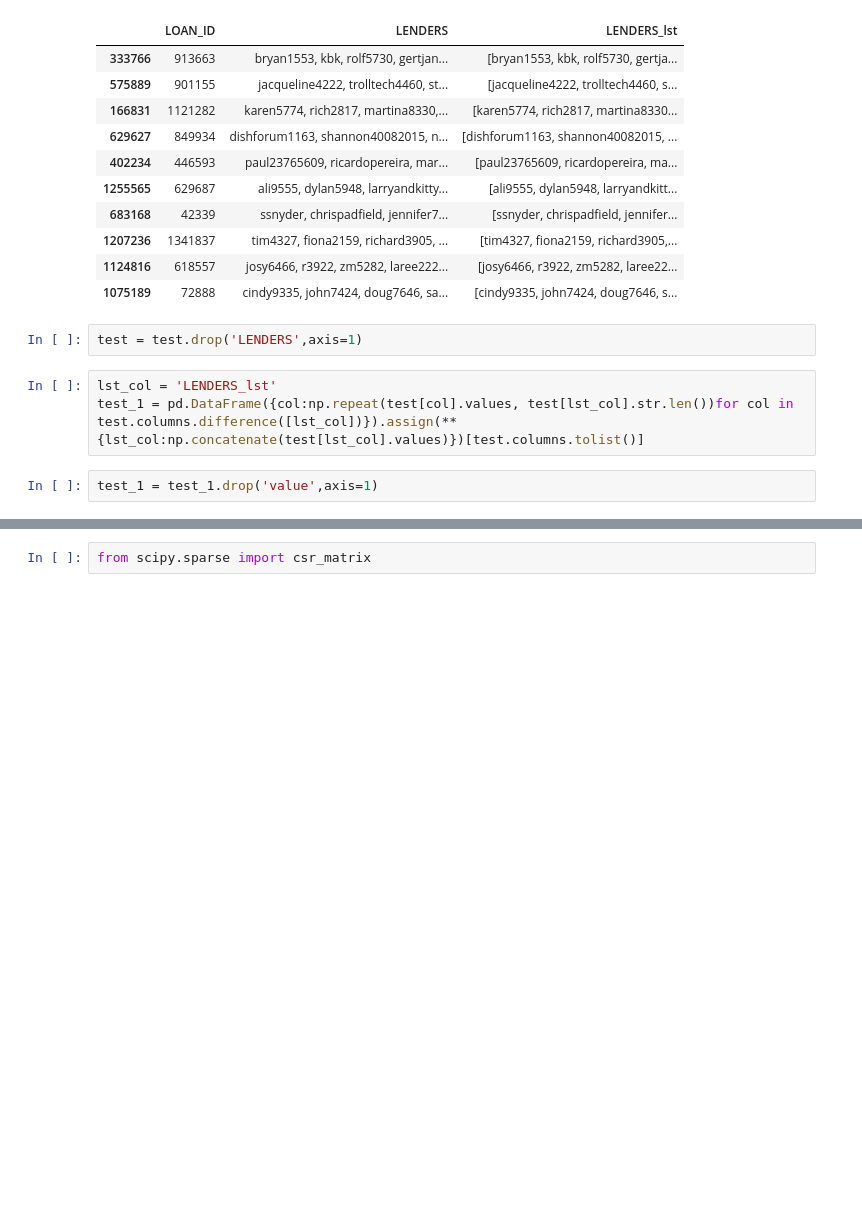
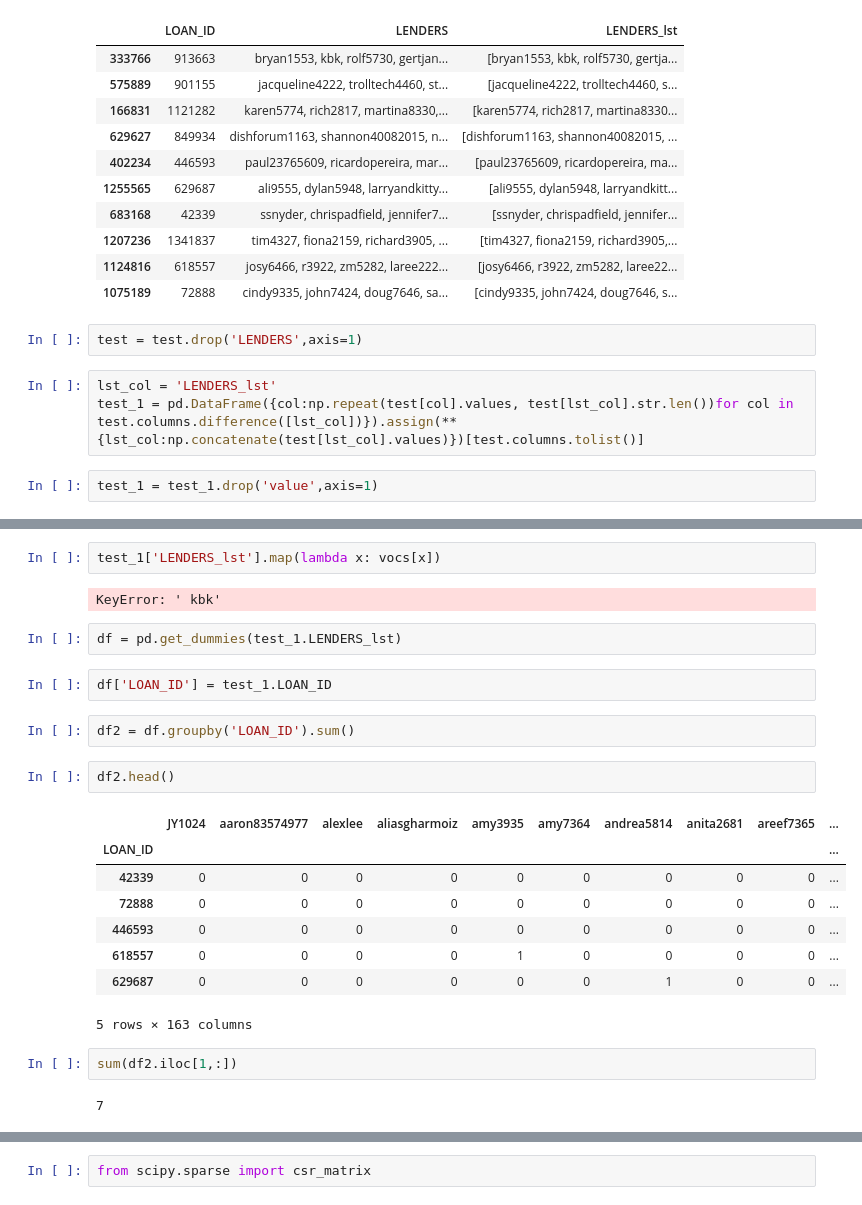
Before and after one commit to liyouzhang/Lender_Segmentations_Kiva, a Jupyter notebook: Kiva_EDA.ipynb, the cells around one changed output, grey strips where cells are left out. Saved outputs shown, nothing was run; the diff lists cells and outputs as text; blank space fills up the shorter version.

Commit message:
converted loan_lender into sparse matrix

```diff
--- a/Kiva_EDA.ipynb
+++ b/Kiva_EDA.ipynb
@@ -171,0 +189,25 @@ test_1 = test_1.drop('value',axis=1)
+# %%
+test_1['LENDERS_lst'].map(lambda x: vocs[x])
+# %% [output]
+KeyError: ' kbk'
+# %%
+df = pd.get_dummies(test_1.LENDERS_lst)
+# %%
+df['LOAN_ID'] = test_1.LOAN_ID
+# %%
+df2 = df.groupby('LOAN_ID').sum()
+# %%
+df2.head()
+# %% [output]
+|  | JY1024 | aaron83574977 | alexlee | aliasgharmoiz | amy3935 | amy7364 | andrea5814 | anita2681 | areef7365 | ... |
+| LOAN_ID |  |  |  |  |  |  |  |  |  | ... |
+| 42339 | 0 | 0 | 0 | 0 | 0 | 0 | 0 | 0 | 0 | ... |
+| 72888 | 0 | 0 | 0 | 0 | 0 | 0 | 0 | 0 | 0 | ... |
+| 446593 | 0 | 0 | 0 | 0 | 0 | 0 | 0 | 0 | 0 | ... |
+| 618557 | 0 | 0 | 0 | 0 | 1 | 0 | 0 | 0 | 0 | ... |
+| 629687 | 0 | 0 | 0 | 0 | 0 | 0 | 1 | 0 | 0 | ... |
+5 rows × 163 columns
+# %%
+sum(df2.iloc[1,:])
+# %% [output]
+7
```
Also changed, not shown: parts of 11 cells of this notebook, 1 other file.
